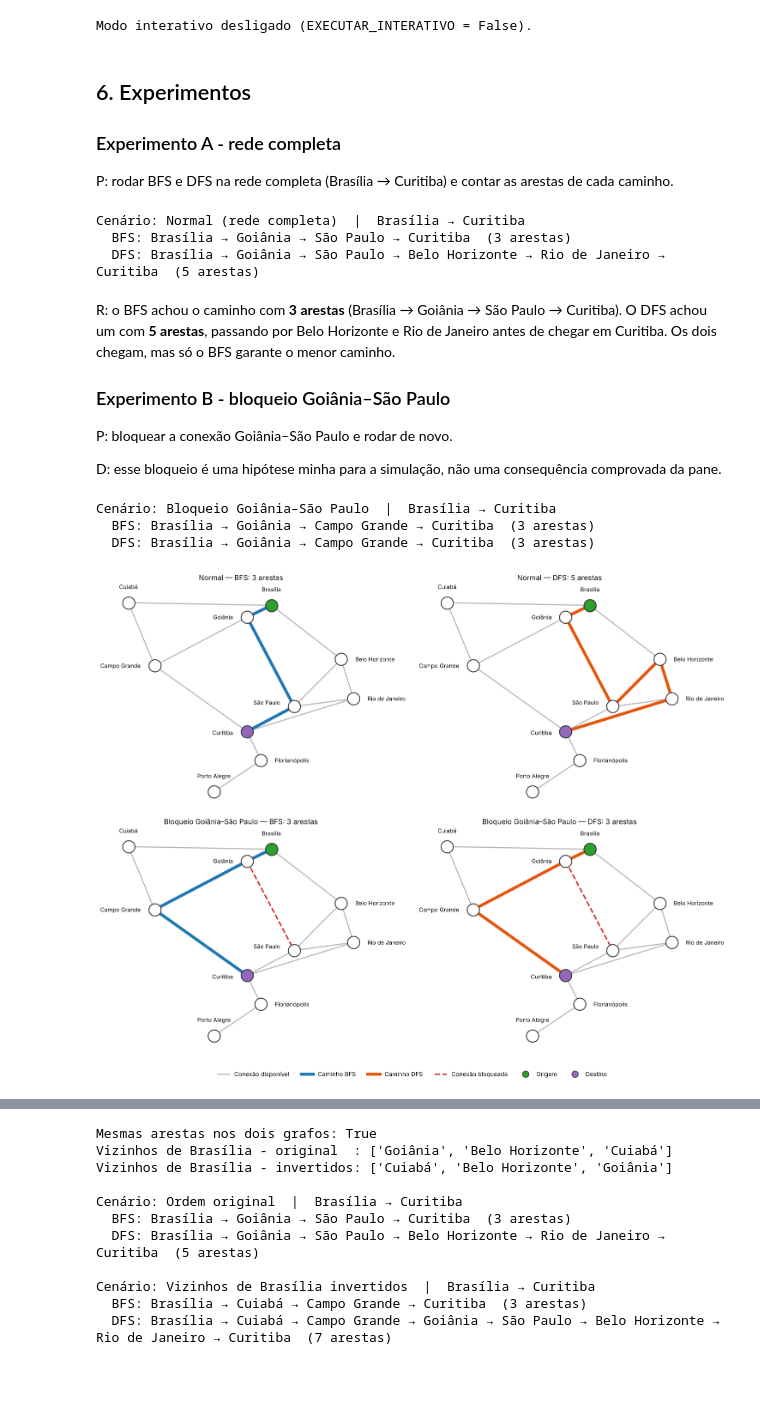
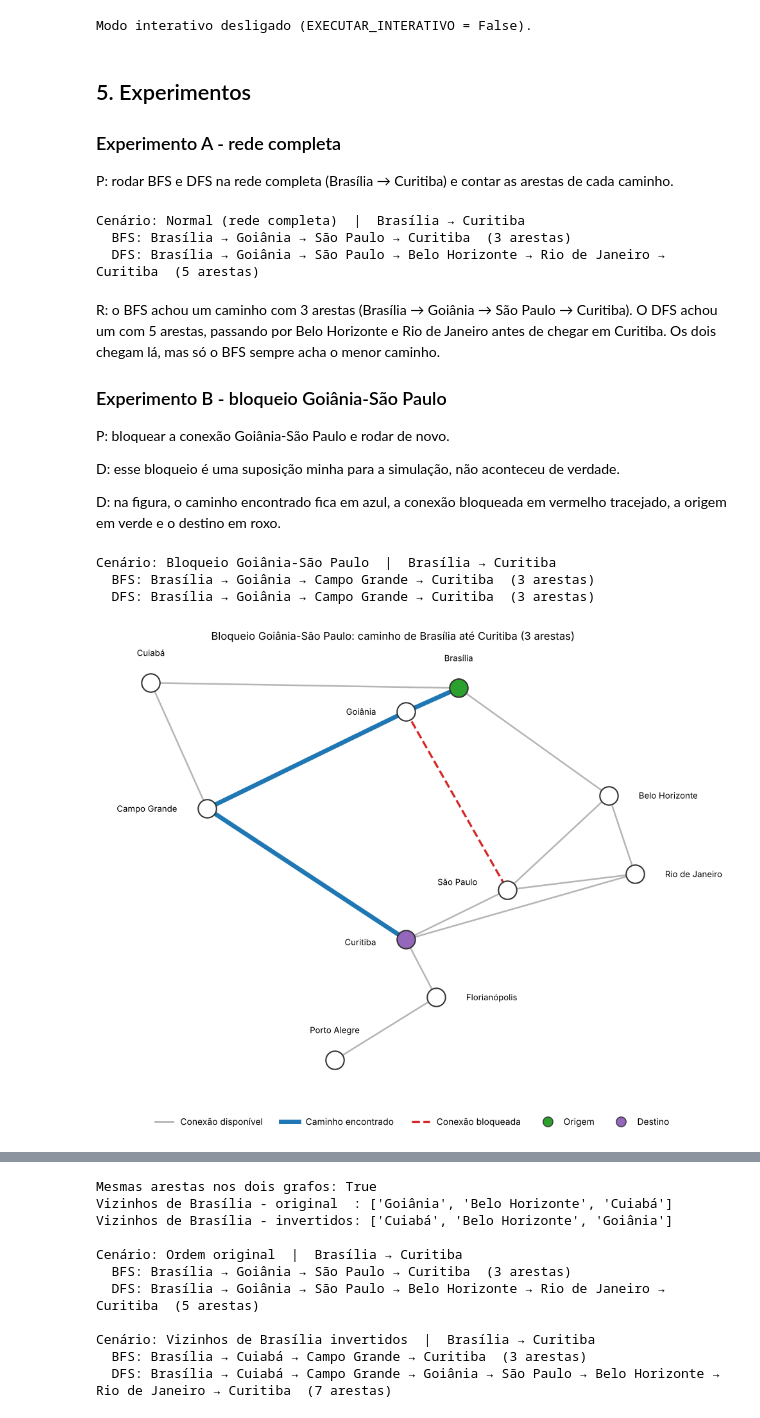
Before and after one commit to luanbispo13/estrutura_dados_2, a Jupyter notebook: grafos_bfs_dfs/solucao_grafos.ipynb, the cells around one changed output, grey strips where cells are left out. Saved outputs shown, nothing was run; the diff lists cells and outputs as text; code cells hidden in the pictures; blank space fills up the shorter version.

```diff
--- a/grafos_bfs_dfs/solucao_grafos.ipynb
+++ b/grafos_bfs_dfs/solucao_grafos.ipynb
@@ -186,12 +278,12 @@ def contar_arestas(caminho):
 
 
 def bloquear_conexoes(rede, bloqueios):
-    # devolve uma CÓPIA da rede sem as conexões bloqueadas (tira nos dois sentidos)
+    # devolve uma cópia da rede sem as conexões bloqueadas (tira dos dois lados)
     copia = {no: vizinhos.copy() for no, vizinhos in rede.items()}
     for a, b in bloqueios:
         a, b = resolver_vertice(rede, a), resolver_vertice(rede, b)
         if b not in rede[a]:
-            raise ValueError(f"A conexão {a}–{b} não existe na rede.")
+            raise ValueError(f"A conexão {a}-{b} não existe na rede.")
         if b in copia[a]:
             copia[a].remove(b)
         if a in copia[b]:
@@ -205,8 +297,8 @@ def arestas_da_rede(rede):
 
 
 def menor_corte(rede, origem, destino):
-    # menor k tal que bloquear k conexões separa origem e destino (força bruta)
-    # devolve (k, lista de todos os cortes com k conexões)
+    # testa k = 1, 2, 3... até achar quantos bloqueios separam origem e destino
+    # devolve k e a lista de todas as combinações com k bloqueios
     arestas = arestas_da_rede(rede)
     for k in range(1, len(arestas) + 1):
         cortes = [c for c in combinations(arestas, k)
@@ -385,7 +402,7 @@ else:
 # %% [output]
 Modo interativo desligado (EXECUTAR_INTERATIVO = False).
 # %% [markdown]
-## 6. Experimentos
+## 5. Experimentos
 
 ### Experimento A - rede completa
 
@@ -397,33 +414,34 @@ Cenário: Normal (rede completa)  |  Brasília → Curitiba
   BFS: Brasília → Goiânia → São Paulo → Curitiba  (3 arestas)
   DFS: Brasília → Goiânia → São Paulo → Belo Horizonte → Rio de Janeiro → Curitiba  (5 arestas)
 # %% [markdown]
-R: o BFS achou o caminho com **3 arestas** (Brasília → Goiânia → São Paulo → Curitiba). O DFS achou um com **5 arestas**, passando por Belo Horizonte e Rio de Janeiro antes de chegar em Curitiba. Os dois chegam, mas só o BFS garante o menor caminho.
+R: o BFS achou um caminho com 3 arestas (Brasília → Goiânia → São Paulo → Curitiba). O DFS achou um com 5 arestas, passando por Belo Horizonte e Rio de Janeiro antes de chegar em Curitiba. Os dois chegam lá, mas só o BFS sempre acha o menor caminho.
 
-### Experimento B - bloqueio Goiânia–São Paulo
+### Experimento B - bloqueio Goiânia-São Paulo
 
-P: bloquear a conexão Goiânia–São Paulo e rodar de novo.
+P: bloquear a conexão Goiânia-São Paulo e rodar de novo.
 
-D: esse bloqueio é uma hipótese minha para a simulação, não uma consequência comprovada da pane.
+D: esse bloqueio é uma suposição minha para a simulação, não aconteceu de verdade.
+
+D: na figura, o caminho encontrado fica em azul, a conexão bloqueada em vermelho tracejado, a origem em verde e o destino em roxo.
 # %%
 bloqueio_b = [("Goiânia", "São Paulo")]
-comparar(rede, "Brasília", "Curitiba", bloqueio_b, titulo="Bloqueio Goiânia–São Paulo")
+comparar(rede, "Brasília", "Curitiba", bloqueio_b, titulo="Bloqueio Goiânia-São Paulo")
 
-fig, eixos = plt.subplots(2, 2, figsize=(15, 12))
-cenarios = [("Normal", ()), ("Bloqueio Goiânia–São Paulo", bloqueio_b)]
-destaques = {"Brasília": COR_ORIGEM, "Curitiba": COR_DESTINO}
-for linha, (nome, bloqueios) in zip(eixos, cenarios):
-    cenario = bloquear_conexoes(rede, bloqueios) if bloqueios else rede
-    for ax, (alg_nome, alg, cor) in zip(linha, [("BFS", bfs, COR_BFS), ("DFS", dfs, COR_DFS)]):
-        caminho = alg(cenario, "Brasília", "Curitiba")
-        desenhar(ax, f"{nome} — {alg_nome}: {contar_arestas(caminho)} arestas",
-                 bloqueios, caminho, cor, destaques)
+# nesse cenário o BFS e o DFS acham o mesmo caminho, então desenho um só
+cenario_b = bloquear_conexoes(rede, bloqueio_b)
+caminho_b = bfs(cenario_b, "Brasília", "Curitiba")
+assert caminho_b == dfs(cenario_b, "Brasília", "Curitiba")
+
+fig, ax = plt.subplots(figsize=(10, 8))
+desenhar(ax, f"Bloqueio Goiânia-São Paulo: caminho de Brasília até Curitiba ({contar_arestas(caminho_b)} arestas)",
+         bloqueio_b, caminho_b, {"Brasília": COR_ORIGEM, "Curitiba": COR_DESTINO})
 legenda(fig)
-fig.tight_layout(rect=(0, 0.04, 1, 1))
-fig.savefig("grafo_cenarios.png", dpi=150, bbox_inches="tight")
+fig.tight_layout(rect=(0, 0.05, 1, 1))
+fig.savefig("grafo_bloqueio.png", dpi=150, bbox_inches="tight")
 plt.show()
 # %% [output]
-Cenário: Bloqueio Goiânia–São Paulo  |  Brasília → Curitiba
+Cenário: Bloqueio Goiânia-São Paulo  |  Brasília → Curitiba
   BFS: Brasília → Goiânia → Campo Grande → Curitiba  (3 arestas)
   DFS: Brasília → Goiânia → Campo Grande → Curitiba  (3 arestas)
-[figure, old version]
+[figure, new version]
 # %% [markdown]
```
Also changed, not shown: parts of 24 cells of this notebook, 6 other files.
